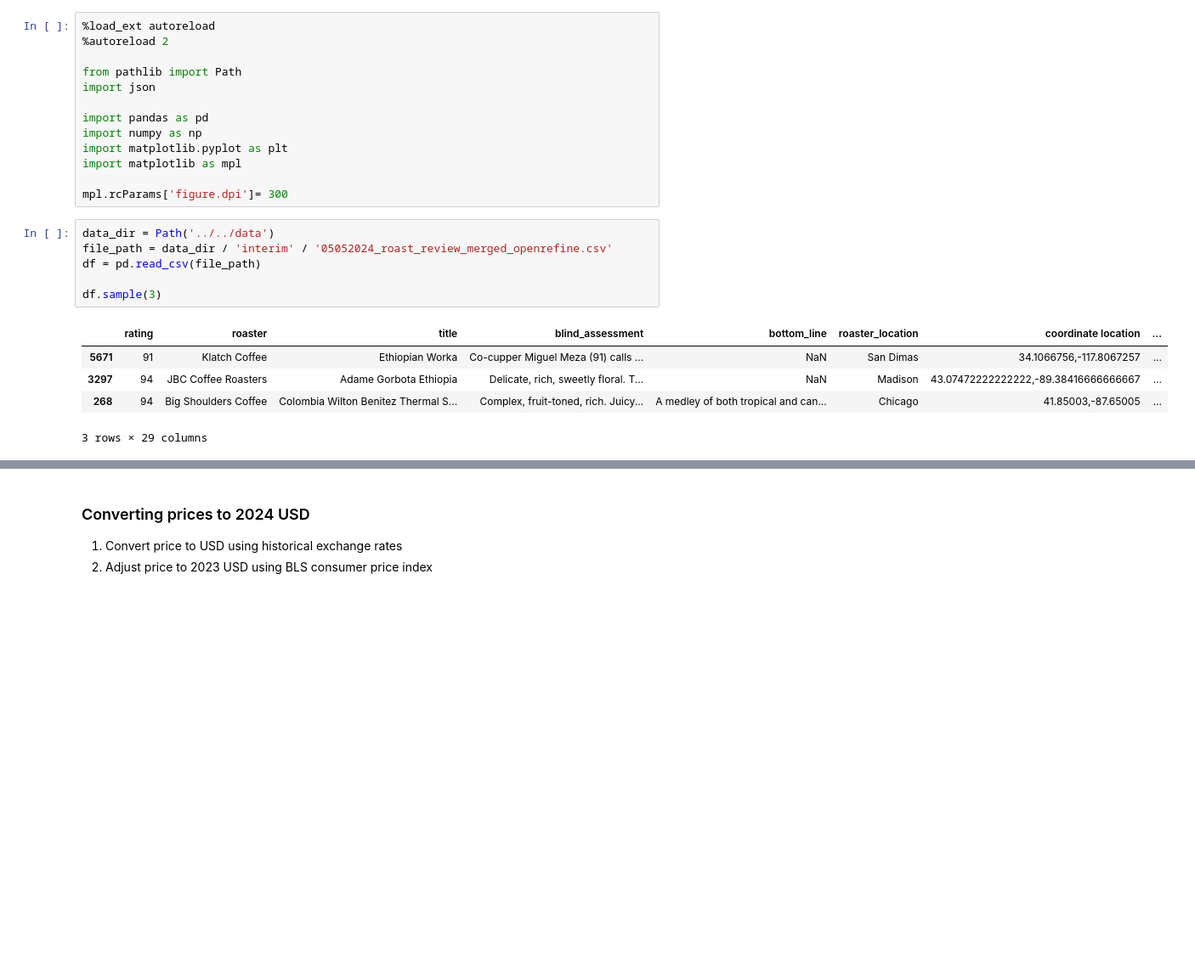
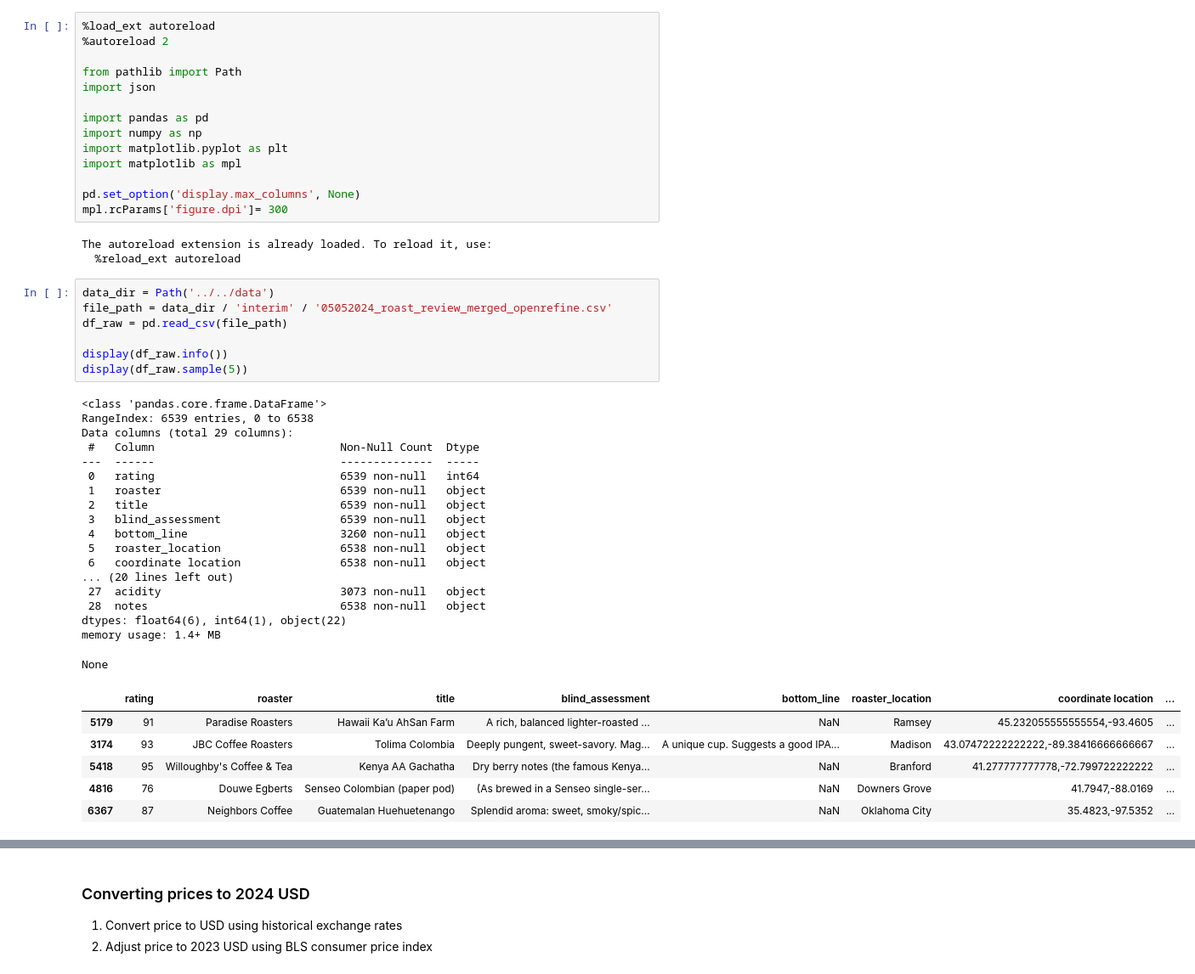
Before and after one commit to tynardone/coffee-reviews-analysis, a Jupyter notebook: notebooks/exploratory/01_data_cleaning.ipynb, the cells around one changed output, grey strips where cells are left out. Shown at 85% size. Saved outputs shown, nothing was run; the diff lists cells and outputs as text; blank space fills up the shorter version.

```diff
--- a/notebooks/exploratory/01_data_cleaning.ipynb
+++ b/notebooks/exploratory/01_data_cleaning.ipynb
@@ -10,19 +23,43 @@ import numpy as np
 import matplotlib.pyplot as plt
 import matplotlib as mpl
 
+pd.set_option('display.max_columns', None)
 mpl.rcParams['figure.dpi']= 300
+# %% [output]
+The autoreload extension is already loaded. To reload it, use:
+  %reload_ext autoreload
 # %%
 data_dir = Path('../../data')
 file_path = data_dir / 'interim' / '05052024_roast_review_merged_openrefine.csv'
-df = pd.read_csv(file_path)
+df_raw = pd.read_csv(file_path)
 
-df.sample(3)
+display(df_raw.info())
+display(df_raw.sample(5))
 # %% [output]
+<class 'pandas.core.frame.DataFrame'>
+RangeIndex: 6539 entries, 0 to 6538
+Data columns (total 29 columns):
+ #   Column                            Non-Null Count  Dtype
+---  ------                            --------------  -----
+ 0   rating                            6539 non-null   int64
+ 1   roaster                           6539 non-null   object
+ 2   title                             6539 non-null   object
+ 3   blind_assessment                  6539 non-null   object
+ 4   bottom_line                       3260 non-null   object
+ 5   roaster_location                  6538 non-null   object
+ 6   coordinate location               6538 non-null   object
+... (20 lines left out)
+ 27  acidity                           3073 non-null   object
+ 28  notes                             6538 non-null   object
+dtypes: float64(6), int64(1), object(22)
+memory usage: 1.4+ MB
+None
 |  | rating | roaster | title | blind_assessment | bottom_line | roaster_location | coordinate location | ... |
-| 5671 | 91 | Klatch Coffee | Ethiopian Worka | Co-cupper Miguel Meza (91) calls ... | NaN | San Dimas | 34.1066756,-117.8067257 | ... |
-| 3297 | 94 | JBC Coffee Roasters | Adame Gorbota Ethiopia | Delicate, rich, sweetly floral. T... | NaN | Madison | 43.07472222222222,-89.38416666666667 | ... |
-| 268 | 94 | Big Shoulders Coffee | Colombia Wilton Benitez Thermal S... | Complex, fruit-toned, rich. Juicy... | A medley of both tropical and can... | Chicago | 41.85003,-87.65005 | ... |
+| 5179 | 91 | Paradise Roasters | Hawaii Ka’u AhSan Farm | A rich, balanced lighter-roasted ... | NaN | Ramsey | 45.232055555555554,-93.4605 | ... |
+| 3174 | 93 | JBC Coffee Roasters | Tolima Colombia | Deeply pungent, sweet-savory. Mag... | A unique cup. Suggests a good IPA... | Madison | 43.07472222222222,-89.38416666666667 | ... |
+| 5418 | 95 | Willoughby's Coffee & Tea | Kenya AA Gachatha | Dry berry notes (the famous Kenya... | NaN | Branford | 41.277777777778,-72.799722222222 | ... |
+| 4816 | 76 | Douwe Egberts | Senseo Colombian (paper pod) | (As brewed in a Senseo single-ser... | NaN | Downers Grove | 41.7947,-88.0169 | ... |
+| 6367 | 87 | Neighbors Coffee | Guatemalan Huehuetenango | Splendid aroma: sweet, smoky/spic... | NaN | Oklahoma City | 35.4823,-97.5352 | ... |
-3 rows × 29 columns
 # %%
 def tweak_coffee(df: pd.DataFrame) -> pd.DataFrame:
     return(
```
Also changed, not shown: parts of 23 cells of this notebook.
